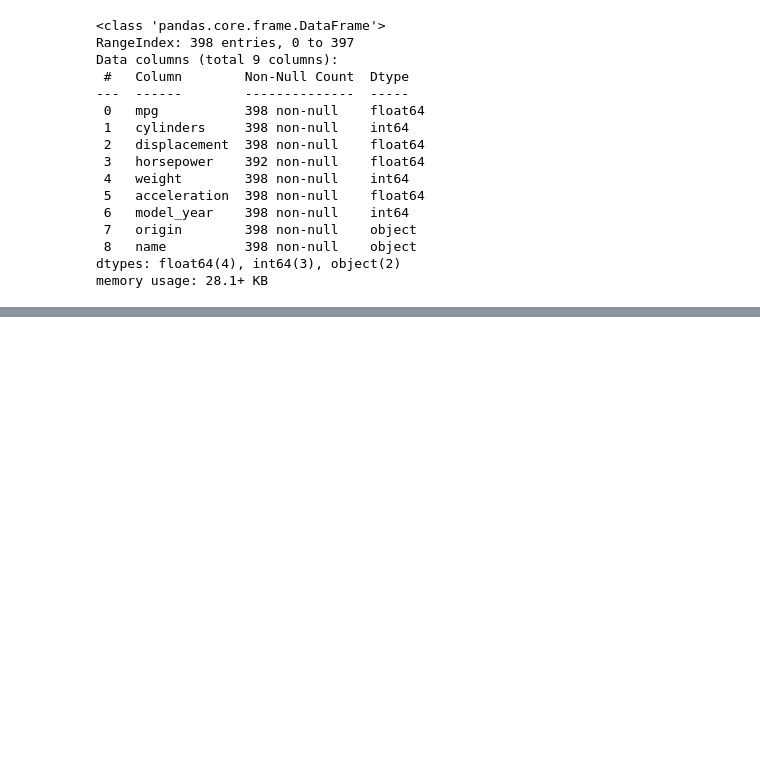
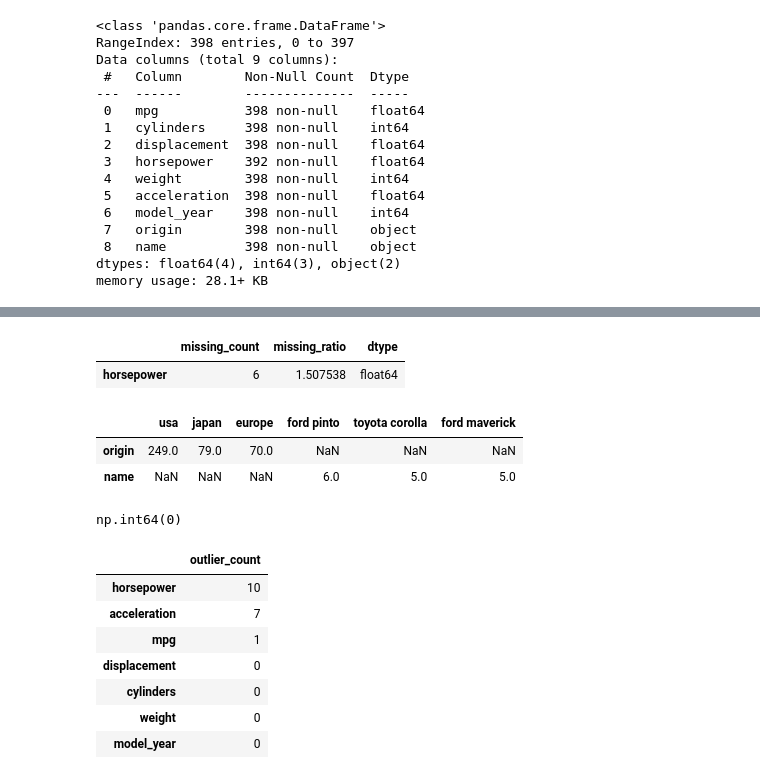
Before and after one commit to dasWunder/Dataframe_Inspector, a Jupyter notebook: Module tests.ipynb, the cells around one changed output, grey strips where cells are left out. Drawn from its saved outputs; the diff is of its cells as text; code cells hidden in the pictures; blank space fills up the shorter version.

```diff
--- a/Module tests.ipynb
+++ b/Module tests.ipynb
@@ -119,0 +143,26 @@ None
+# %%
+sm.missing_summary(df)
+# %% [output]
+|  | missing_count | missing_ratio | dtype |
+| horsepower | 6 | 1.507538 | float64 |
+# %%
+sm.top_values_summary(df)
+# %% [output]
+|  | usa | japan | europe | ford pinto | toyota corolla | ford maverick |
+| origin | 249.0 | 79.0 | 70.0 | NaN | NaN | NaN |
+| name | NaN | NaN | NaN | 6.0 | 5.0 | 5.0 |
+# %%
+sm.duplicate_summary(df)
+# %% [output]
+np.int64(0)
+# %%
+sm.outlier_summary(df)
+# %% [output]
+|  | outlier_count |
+| horsepower | 10 |
+| acceleration | 7 |
+| mpg | 1 |
+| displacement | 0 |
+| cylinders | 0 |
+| weight | 0 |
+| model_year | 0 |
```
Also changed, not shown: parts of 7 cells of this notebook.
